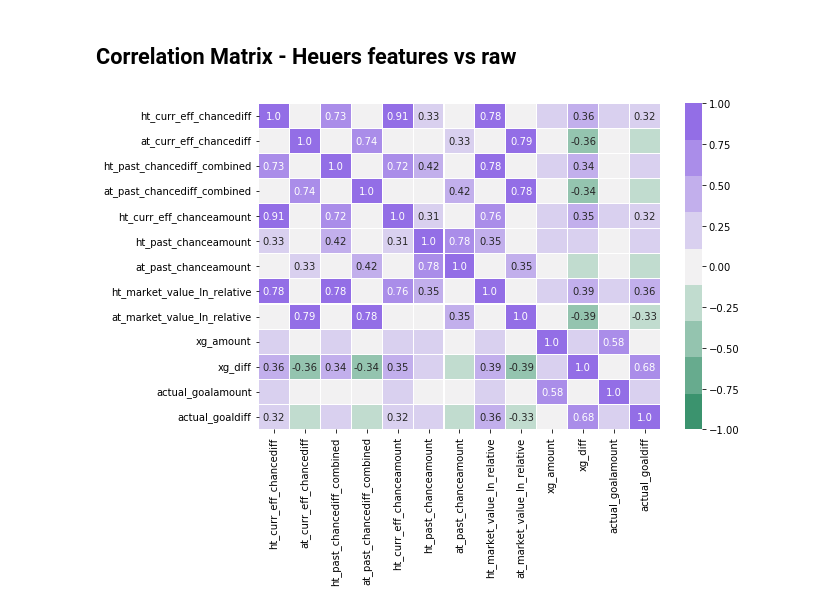
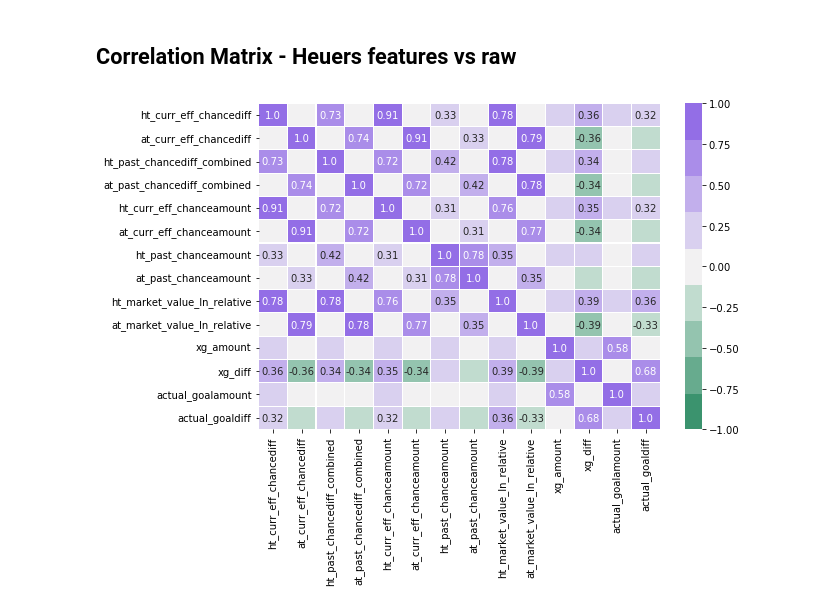
Before and after one commit to LUKEx76/football_prediction, a Jupyter notebook: plotting/plotting.ipynb, the cells around one changed output. Saved outputs shown, nothing was run; the diff lists cells and outputs as text; code cells hidden in the pictures.

Commit message:
add missing feature to correlation plot

```diff
--- a/plotting/plotting.ipynb
+++ b/plotting/plotting.ipynb
@@ -119,9 +119,9 @@ def plot_correlationmatrix(df, threshold=0):
                 cmap=sns.diverging_palette(150, 275, s=80, l=55, n=9), vmin=-1, vmax=1)
 # %%
 df_matches = pd.read_csv("data/plot_matches.csv", sep=";")
-all_features = ["ht_curr_eff_chancediff", "at_curr_eff_chancediff", "ht_past_chancediff_combined", "at_past_chancediff_combined", "ht_curr_eff_chanceamount",
+all_features = ["ht_curr_eff_chancediff", "at_curr_eff_chancediff", "ht_past_chancediff_combined", "at_past_chancediff_combined", "ht_curr_eff_chanceamount", "at_curr_eff_chanceamount",
                 "ht_past_chanceamount", "at_past_chanceamount", "ht_market_value_ln_relative", "at_market_value_ln_relative", "xg_amount", "xg_diff", "actual_goalamount", "actual_goaldiff"]
 plot_correlationmatrix(
     df_matches[all_features], threshold=0.3)
 # %% [output]
-[figure, old version]
+[figure, new version]
```
